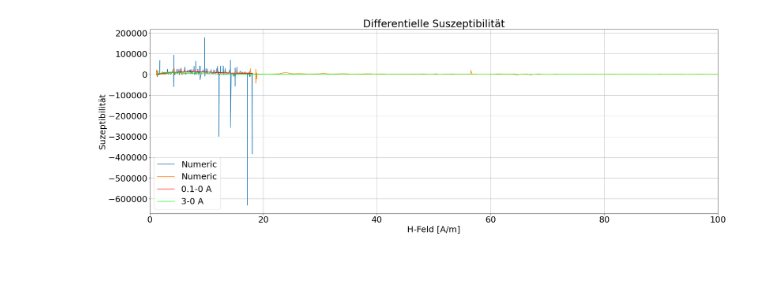
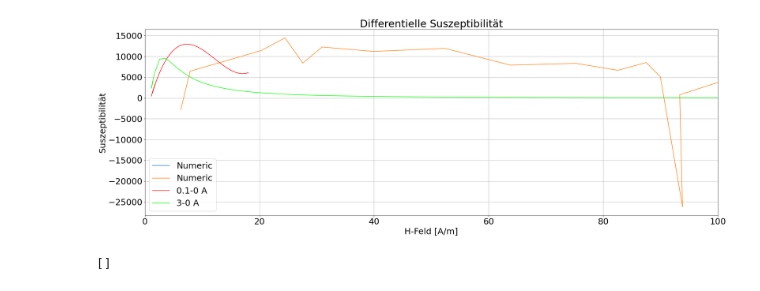
Before and after one commit to PI0nk/Praktikum-test, a Jupyter notebook: B 2.4/Measurements/Teil 2/Teil 2 - script.ipynb, the cells around one changed output. Drawn from its saved outputs; the diff is of its cells as text; code cells hidden in the pictures; blank space fills up the shorter version.

```diff
--- a/B 2.4/Measurements/Teil 2/Teil 2 - script.ipynb
+++ b/B 2.4/Measurements/Teil 2/Teil 2 - script.ipynb
@@ -87,22 +87,34 @@ for name in os.listdir("Daten"):
         dy[map(Im)] = [d_fit_func_pol(x,*popt[:-1]) for x in xv if x > 0]
         i = 0
         #numerisches Differenzieren
-        dy_n[0] = np.diff(yv)/np.diff(xv)
-        for i in range(len(xv)-1):dx_n[0].append(xv[i])
-        #for _ in range(int(len(xv)/4)):
-        #    mittel_x[0].append(sum(xv[i:i+4]))
-        #    mittel_y[0].append(sum(yv[i:i+4]))
-        #    i += 4
-        #for i in range(1,len(mittel_x[0])):
-        #    dx_n[0].append(mittel_x[0][i])
-        #    dy_n[0].append((mittel_y[0][i]-mittel_y[0][i-1])/(mittel_x[0][i]-mittel_x[0][i-1]))
+        #dy_n[0] = np.diff(yv)/np.diff(xv)
+        #for i in range(len(xv)-1):dx_n[0].append(xv[i])
+        for _ in range(int(len(xv)/5)):
+            print(xv[i])
+            if xv[i] < 17.5:
+                i += 5
+                continue
+            else:
+                mittel_x[0].append(sum(xv[i:i+5]))
+                mittel_y[0].append(sum(yv[i:i+5]))
+                i += 5
+        for i in range(1,len(mittel_x[0])):
+            dx_n[0].append(mittel_x[0][i])
+            dy_n[0].append((mittel_y[0][i]-mittel_y[0][i-1])/(mittel_x[0][i]-mittel_x[0][i-1]))
     else:
         popt,_ = curve_fit(fit_func,xv,yv)
         plt.plot(xv,[fit_func(x,*popt) for x in xv],color=color,label="fit",linewidth=3,linestyle="-.")
         i = 0
         #numerisches Differenzieren
-        dy_n[1] = np.diff(yv)/np.diff(xv)
-        for i in range(len(xv)-1):dx_n[1].append(xv[i])
+        #dy_n[1] = np.diff(yv)/np.diff(xv)
+        #for i in range(len(xv)-1):dx_n[1].append(xv[i])
+        for _ in range(int(len(xv)/5)):
+            mittel_x[1].append(sum(xv[i:i+5]))
+            mittel_y[1].append(sum(yv[i:i+5]))
+            i += 5
+        for i in range(1,len(mittel_x[1])):
+            dx_n[1].append(mittel_x[1][i])
+            dy_n[1].append((mittel_y[1][i]-mittel_y[1][i-1])/(mittel_x[1][i]-mittel_x[1][i-1]))
 
         dx[map(Im)] = [x for x in xv if x>0]
         dy[map(Im)] = [300*d_fit_func(x,*popt) for x in xv if x > 0]
@@ -125,19 +151,23 @@ for name in os.listdir("Daten"):
 # %%
 
 
 
 plt.figure(figsize=(30,10))
 plt.plot(dx_n[0],dy_n[0],label="Numeric")
 plt.plot(dx_n[1],dy_n[1],label="Numeric")
 plt.plot(dx[0],dy[0],label="0.1-0 A",color="red")
 plt.plot(dx[1],dy[1],label="3-0 A",color="lime")
 plt.xlim(0,100)
 plt.title("Differentielle Suszeptibilität")
 plt.xlabel("H-Feld [A/m]")
-plt.ylabel("Suz#62eptibilität")
-plt.grid(True)1
+plt.ylabel("Suszeptibilität")
+plt.grid(True)
 plt.legend()
 file.close()
 plt.savefig("..\..\Images\Teil2%s.png"%("Differentielle Suszeptibilität"))
 # %% [output]
-[figure, old version]
+[figure, new version]
+# %%
+dx_n[0]
+# %% [output]
+[]
```
Also changed, not shown: parts of 1 cell of this notebook, 1 other file.
